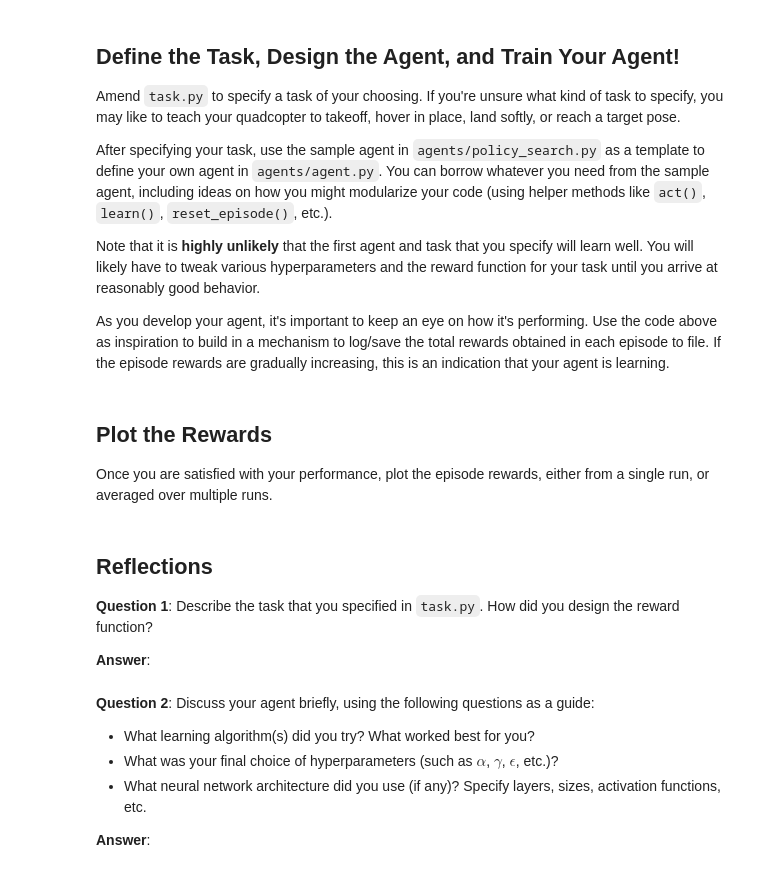
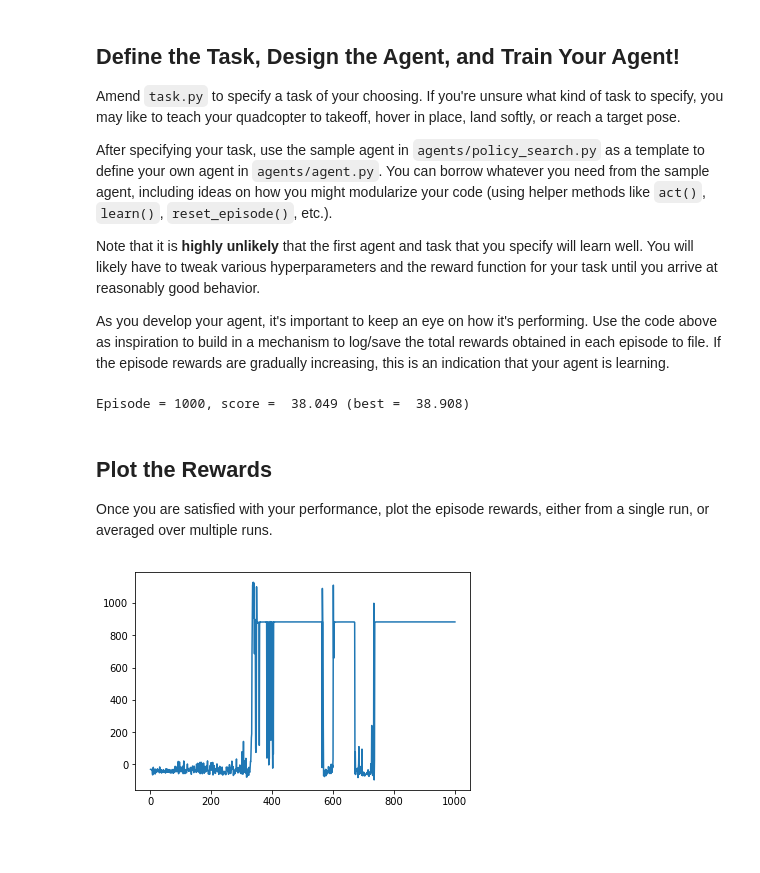
Before and after one commit to Ujwal2910/RL-Quadcopter-2, a Jupyter notebook: Quadcopter_Project.ipynb, the cells around one changed output. Cells and saved outputs as stored; diff of their text form; code cells hidden in the pictures; blank space fills up the shorter version.

```diff
--- a/Quadcopter_Project.ipynb
+++ b/Quadcopter_Project.ipynb
@@ -50,13 +50,13 @@ The `labels` list below annotates statistics that are saved while running the si
 
 import csv
 import numpy as np
-from task import Task
+from original_task import Task
 
 # Modify the values below to give the quadcopter a different starting position.
 runtime = 5.                                     # time limit of the episode
-init_pose = np.array([0., 0., 10., 0., 0., 0.])  # initial pose
-init_velocities = np.array([0., 0., 0.])         # initial velocities
-init_angle_velocities = np.array([0., 0., 0.])   # initial angle velocities
+init_pose = np.array([0., 5., 10., 0., 7., 0.])  # initial pose
+init_velocities = np.array([3., 0., 8.])         # initial velocities
+init_angle_velocities = np.array([5., 4., 1.])   # initial angle velocities
 file_output = 'data.txt'                         # file name for saved results
 
 # Setup
@@ -238,21 +243,20 @@ labels = ['time', 'x', 'y', 'z', 'phi', 'theta', 'psi', 'x_velocity',
           'psi_velocity', 'rotor_speed1', 'rotor_speed2', 'rotor_speed3', 'rotor_speed4']
 all_results = []
 plot_data = {x : [] for x in ['episode', 'total_reward']}
-best_reward = 0.
+#best_reward = 0.
 
 for i_episode in range(1, num_episodes+1):
     state = agent.reset_episode()
-    total_reward
+    #total_reward = 0
     results = {x : [] for x in labels}
-
     while True:
         action = agent.act(state)
         next_state, reward, done = task.step(action)
-        total_reward += reward
-
+        #total_reward += reward
+        '''
         if total_reward > best_reward:
             best_reward = total_reward
-
+        '''
         agent.step(action=action, reward=reward, next_state=next_state, done=done)
         state = next_state
 
@@ -263,12 +267,14 @@ for i_episode in range(1, num_episodes+1):
 
         if done:
             print("\rEpisode = {:4d}, score = {:7.3f} (best = {:7.3f})".format(
-                i_episode, total_reward, best_reward), end="")
+                i_episode, agent.score, agent.highest_score), end="")
             all_results.append(results)
             plot_data['episode'].append(i_episode)
-            plot_data['total_reward'].append(total_reward)
+            plot_data['total_reward'].append(agent.total_reward)
             break
     sys.stdout.flush()
+# %% [output]
+Episode = 1000, score =  38.049 (best =  38.908)
 # %% [markdown]
 ## Plot the Rewards
 
@@ -278,14 +282,12 @@ Once you are satisfied with your performance, plot the episode rewards, either f
-# %% [markdown]
-## Reflections
-
-**Question 1**: Describe the task that you specified in `task.py`.  How did you design the reward function?
-
-**Answer**:
-# %% [markdown]
-**Question 2**: Discuss your agent briefly, using the following questions as a guide:
-
-- What learning algorithm(s) did you try? What worked best for you?
-- What was your final choice of hyperparameters (such as $\alpha$, $\gamma$, $\epsilon$, etc.)?
-- What neural network architecture did you use (if any)? Specify layers, sizes, activation functions, etc.
-
-**Answer**:
+# %%
+## TODO: Plot the rewards.
+import matplotlib.pyplot as plt
+%matplotlib inline
+
+# Plot the rewards
+plt.plot(plot_data['episode'], plot_data['total_reward'])
+
+plt.legend()
+_ = plt.ylim()
+# %% [output]
+[figure, added]
```
Also changed, not shown: parts of 13 cells of this notebook, 3 other files.
